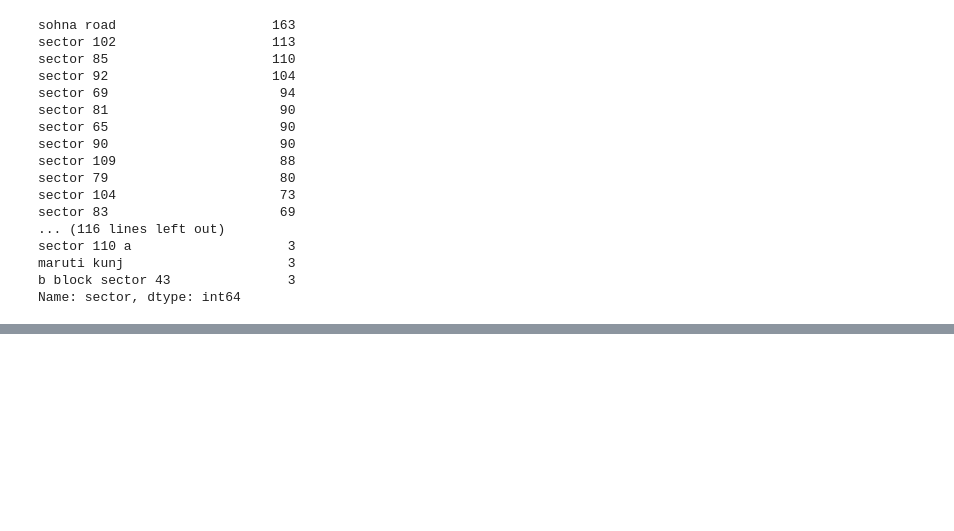
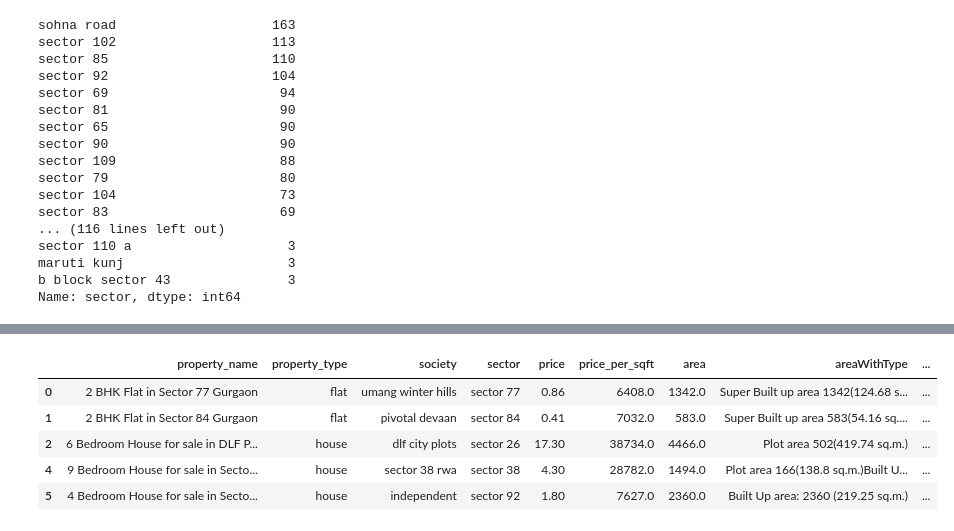
Before and after one commit to Shashan-k/Real-estate-Project, a Jupyter notebook: data-preprocessing-level-2_4.ipynb, the cells around one changed output, grey strips where cells are left out. Saved outputs shown, nothing was run; the diff lists cells and outputs as text; code cells hidden in the pictures; blank space fills up the shorter version.

```diff
--- a/data-preprocessing-level-2_4.ipynb
+++ b/data-preprocessing-level-2_4.ipynb
@@ -224,0 +249,9 @@ df[df['sector'] == 'new']
+# %%
+df.head()
+# %% [output]
+|  | property_name | property_type | society | sector | price | price_per_sqft | area | areaWithType | ... |
+| 0 | 2 BHK Flat in Sector 77 Gurgaon | flat | umang winter hills | sector 77 | 0.86 | 6408.0 | 1342.0 | Super Built up area 1342(124.68 s... | ... |
+| 1 | 2 BHK Flat in Sector 84 Gurgaon | flat | pivotal devaan | sector 84 | 0.41 | 7032.0 | 583.0 | Super Built up area 583(54.16 sq.... | ... |
+| 2 | 6 Bedroom House for sale in DLF P... | house | dlf city plots | sector 26 | 17.30 | 38734.0 | 4466.0 | Plot area 502(419.74 sq.m.) | ... |
+| 4 | 9 Bedroom House for sale in Secto... | house | sector 38 rwa | sector 38 | 4.30 | 28782.0 | 1494.0 | Plot area 166(138.8 sq.m.)Built U... | ... |
+| 5 | 4 Bedroom House for sale in Secto... | house | independent | sector 92 | 1.80 | 7627.0 | 2360.0 | Built Up area: 2360 (219.25 sq.m.) | ... |
```
Also changed, not shown: parts of 10 cells of this notebook.
